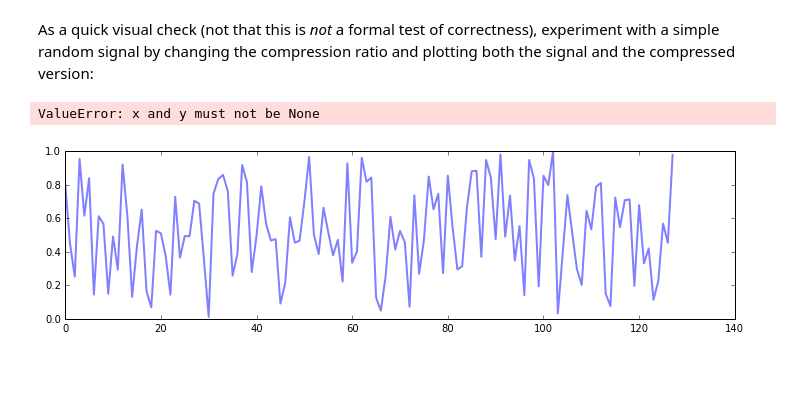
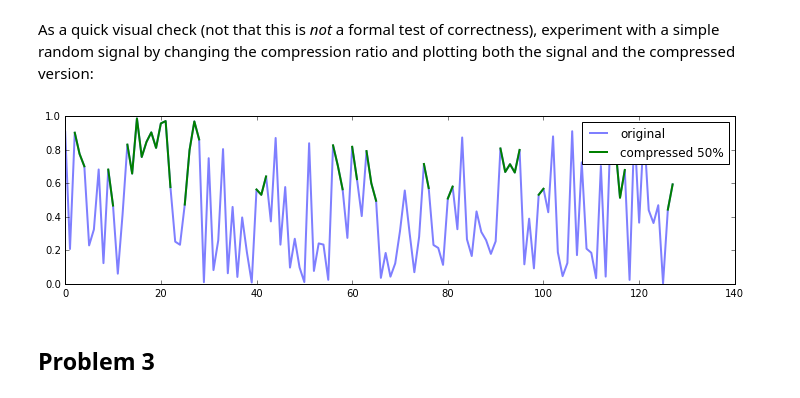
Before and after one commit to kbl4ew/Python_For_Data_Science, a Jupyter notebook: Kevin/Homework1/Homework_1-3.ipynb, the cells around one changed output. Drawn from its saved outputs; the diff is of its cells as text; code cells hidden in the pictures; blank space fills up the shorter version.

```diff
--- a/Kevin/Homework1/Homework_1-3.ipynb
+++ b/Kevin/Homework1/Homework_1-3.ipynb
@@ -152,19 +152,23 @@ def compress_signal(x, fraction):
       1-d real array reconstructed after having compressed the input.
     """
     # your code here
+    lbnd = np.percentile(x, fraction*100)
+    result = ma.masked_array(x, mask = (x <= lbnd), fill_value = 0)
+    return result
 # %% [markdown]
 As a quick visual check (not that this is *not* a formal test of correctness), experiment with a simple random signal by changing the compression ratio and plotting both the signal and the compressed version:
 # %%
 x = np.random.rand(128)
 # %%
-fraction = .6  # play changing this in the 0-1 range
+fraction = .5  # play changing this in the 0-1 range
 
 xa = compress_signal(x, fraction)
 
 plt.figure(figsize=(12,3))
 plt.plot(x, alpha=0.5, lw=2, label='original')
 plt.plot(xa, lw=2, label='compressed {0:.0%}'.format(fraction))
 plt.legend();
 # %% [output]
-ValueError: x and y must not be None
-[figure, old version]
+[figure, new version]
+# %% [markdown]
+## Problem 3
```
Also changed, not shown: parts of 3 cells of this notebook, 2 other files.
